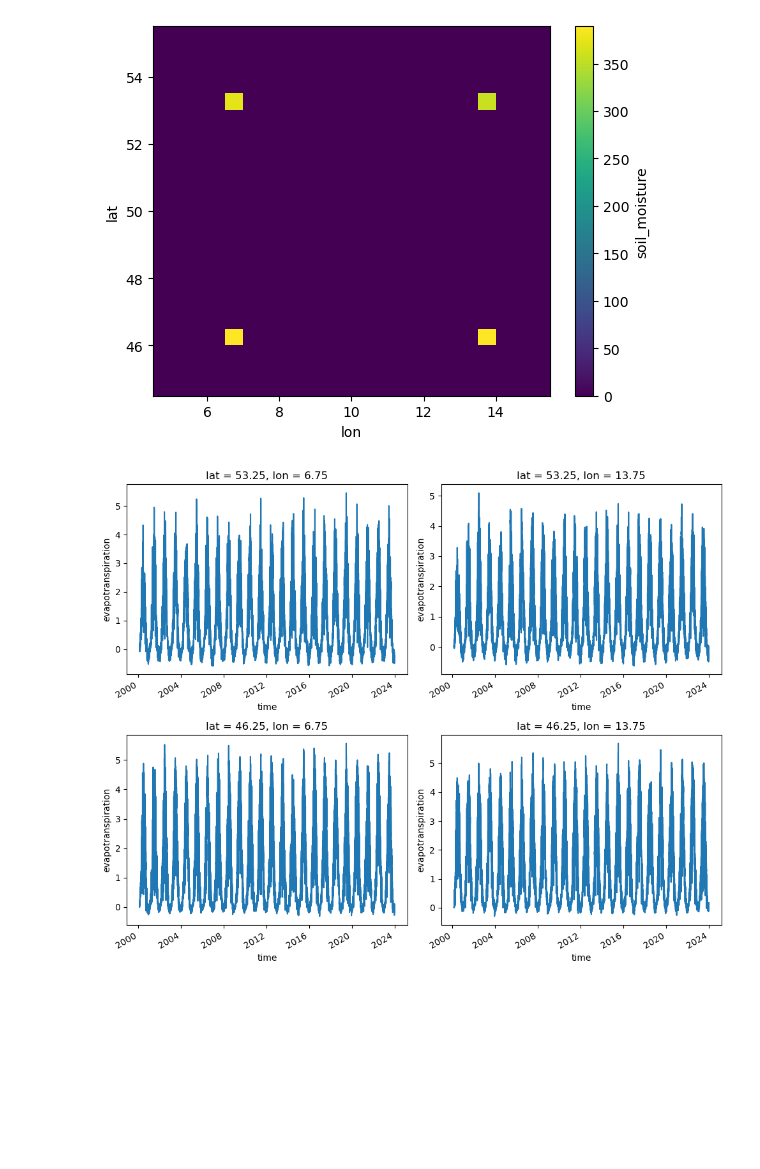
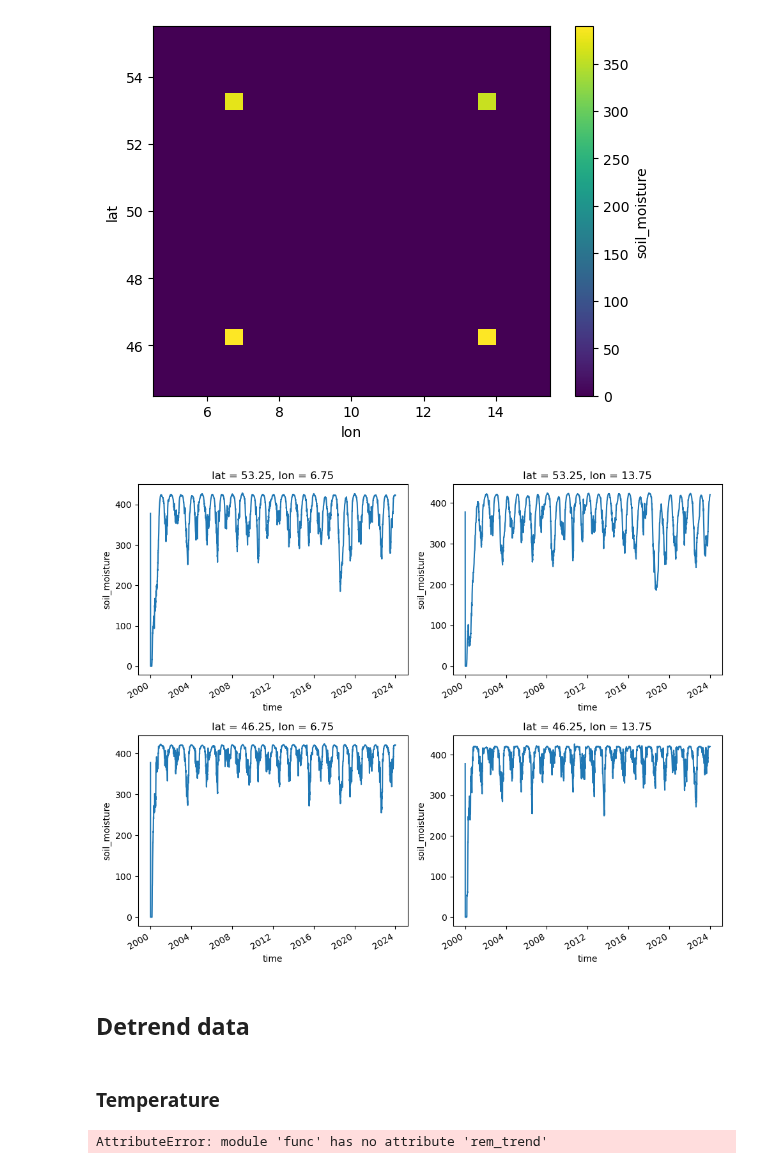
Before and after one commit to JohannaTrost/MSC24-WBM, a Jupyter notebook: monthly.ipynb, the cells around one changed output. Drawn from its saved outputs; the diff is of its cells as text; code cells hidden in the pictures; blank space fills up the shorter version.

```diff
--- a/monthly.ipynb
+++ b/monthly.ipynb
@@ -131,24 +132,33 @@ output['soil_moisture'].mean(dim='time').plot()
 # %%
 fig, axs = plt.subplots(2, 2, figsize=(10, 8))
 
-data = 'evapotranspiration'
+data = 'soil_moisture'
 # Plotting the first subplot
 output[data].isel(lat=grid[0][0], lon=grid[0][1]).plot(x='time', ax=axs[0, 0])
 axs[0, 0]
 
 # Plotting the second subplot
 output[data].isel(lat=grid[1][0], lon=grid[1][1]).plot(x='time', ax=axs[0, 1])
 axs[0, 1]
 
 # Plotting the third subplot
 output[data].isel(lat=grid[2][0], lon=grid[2][1]).plot(x='time', ax=axs[1, 0])
 axs[1, 0]
 
 # Plotting the fourth subplot
 output[data].isel(lat=grid[3][0], lon=grid[3][1]).plot(x='time', ax=axs[1, 1])
 axs[1, 1]
 
 plt.tight_layout()
 plt.show()
 # %% [output]
-[figure, old version]
+[figure, new version]
+# %% [markdown]
+## Detrend data
+# %% [markdown]
+### Temperature
+# %%
+import func
+T_data_detrend = func.rem_trend(T_data)
+# %% [output]
+AttributeError: module 'func' has no attribute 'rem_trend'
```
Also changed, not shown: parts of 12 cells of this notebook, 1 other file.
